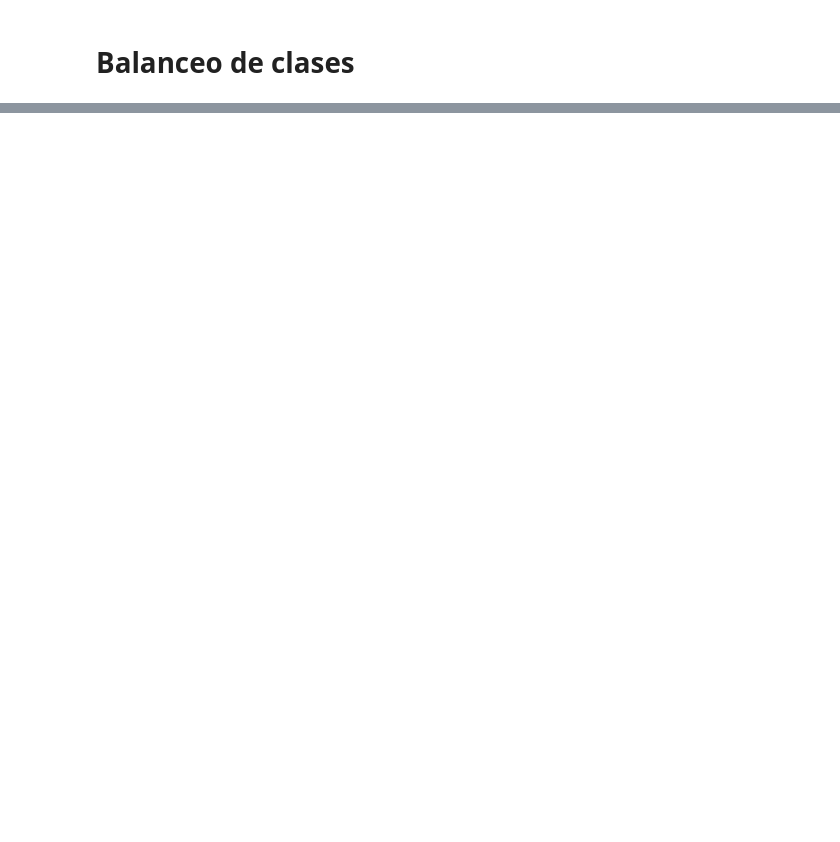
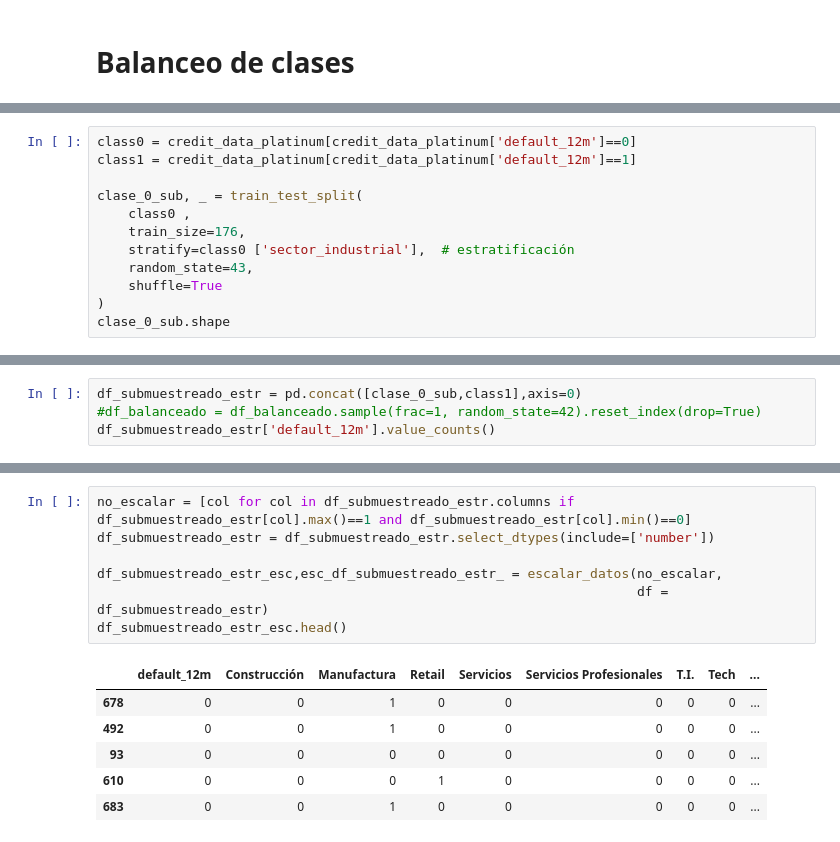
Before and after one commit to luiscxz/PYME, a Jupyter notebook: Prueba técnica.ipynb, the cells around one changed output, grey strips where cells are left out. Drawn from its saved outputs; the diff is of its cells as text; blank space fills up the shorter version.

```diff
--- a/Prueba técnica.ipynb
+++ b/Prueba técnica.ipynb
@@ -1384,0 +1401,12 @@ Index(['id_cliente', 'antiguedad_empresa_anos', 'ingresos_anuales_mxn',
+# %%
+class0 = credit_data_platinum[credit_data_platinum['default_12m']==0]
+class1 = credit_data_platinum[credit_data_platinum['default_12m']==1]
+
+clase_0_sub, _ = train_test_split(
+    class0 ,
+    train_size=176,
+    stratify=class0 ['sector_industrial'],  # estratificación
+    random_state=43,
+    shuffle=True
+)
+clase_0_sub.shape
@@ -1384,0 +1415,4 @@ Index(['id_cliente', 'antiguedad_empresa_anos', 'ingresos_anuales_mxn',
+# %%
+df_submuestreado_estr = pd.concat([clase_0_sub,class1],axis=0)
+#df_balanceado = df_balanceado.sample(frac=1, random_state=42).reset_index(drop=True)
+df_submuestreado_estr['default_12m'].value_counts()
@@ -1384,0 +1438,14 @@ Index(['id_cliente', 'antiguedad_empresa_anos', 'ingresos_anuales_mxn',
+# %%
+no_escalar = [col for col in df_submuestreado_estr.columns if df_submuestreado_estr[col].max()==1 and df_submuestreado_estr[col].min()==0]
+df_submuestreado_estr = df_submuestreado_estr.select_dtypes(include=['number'])
+
+df_submuestreado_estr_esc,esc_df_submuestreado_estr_ = escalar_datos(no_escalar,
+                                                                     df = df_submuestreado_estr)
+df_submuestreado_estr_esc.head()
+# %% [output]
+|  | default_12m | Construcción | Manufactura | Retail | Servicios | Servicios Profesionales | T.I. | Tech | ... |
+| 678 | 0 | 0 | 1 | 0 | 0 | 0 | 0 | 0 | ... |
+| 492 | 0 | 0 | 1 | 0 | 0 | 0 | 0 | 0 | ... |
+| 93 | 0 | 0 | 0 | 0 | 0 | 0 | 0 | 0 | ... |
+| 610 | 0 | 0 | 0 | 1 | 0 | 0 | 0 | 0 | ... |
+| 683 | 0 | 0 | 1 | 0 | 0 | 0 | 0 | 0 | ... |
```
Also changed, not shown: parts of 80 cells of this notebook.
